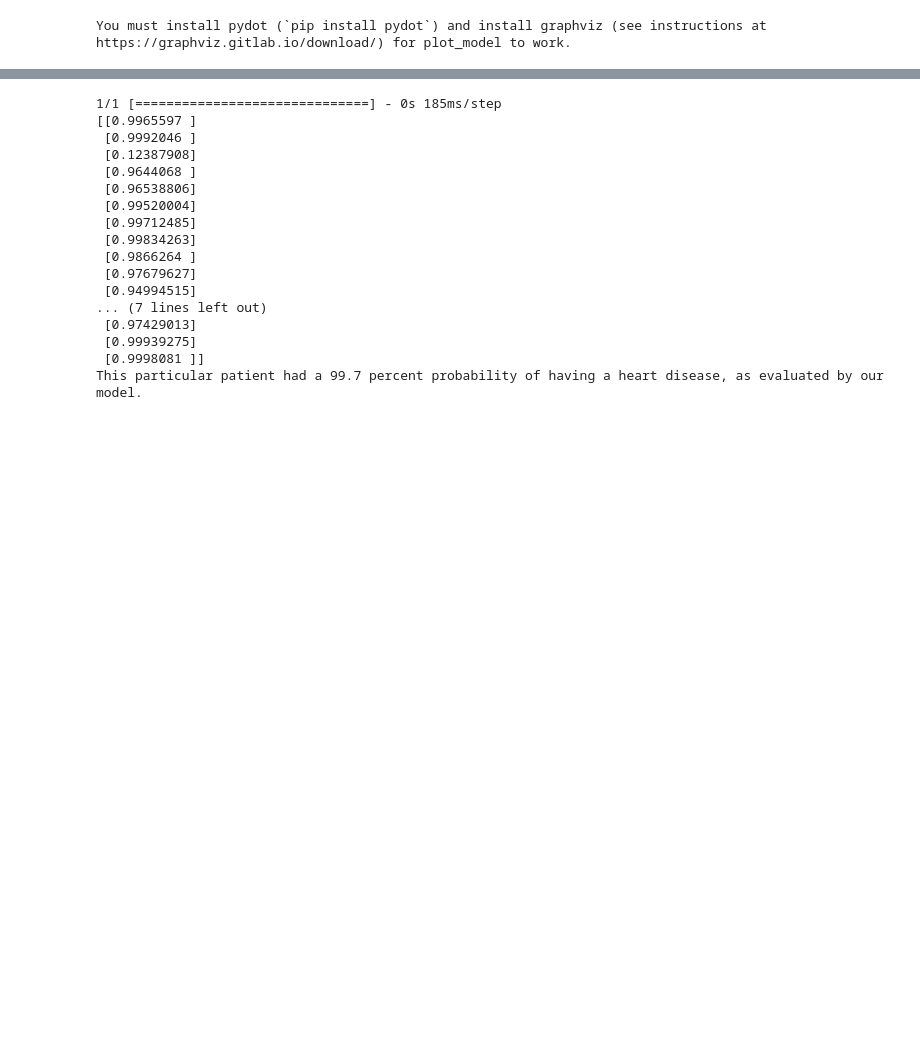
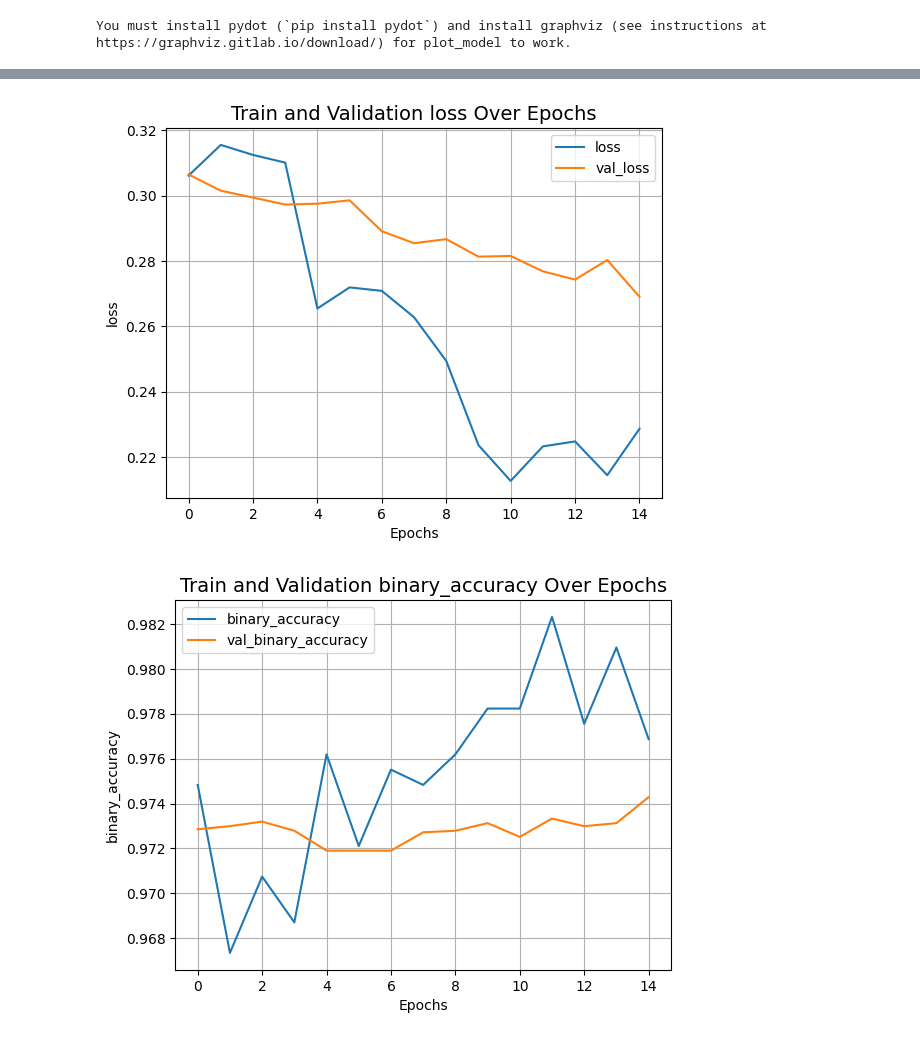
Before and after one commit to WorldOverHeaven/neural_networks, a Jupyter notebook: bdz/keras.ipynb, the cells around one changed output, grey strips where cells are left out. Cells and saved outputs as stored; diff of their text form; code cells hidden in the pictures; blank space fills up the shorter version.

Commit message:
keras change

```diff
--- a/bdz/keras.ipynb
+++ b/bdz/keras.ipynb
@@ -69,6 +111,6 @@ Target: tf.Tensor(6, shape=(), dtype=int64)
 # %%
-train_ds = train_ds.batch(21)
-val_ds = val_ds.batch(21)
+train_ds = train_ds.batch(1)
+val_ds = val_ds.batch(1)
 # %%
 from keras.layers import Normalization
 
@@ -175,11 +217,12 @@ all_features = layers.concatenate(
     ]
 )
 
-x = layers.Dense(32, activation="relu")(all_features)
+x = layers.Dense(32, activation=keras.activations.tanh)(all_features)
 x = layers.Dropout(0.5)(x)
-output = layers.Dense(1, activation="sigmoid")(x)
+output = layers.Dense(7, activation=keras.activations.softmax)(x)
 model = keras.Model(all_inputs, output)
-model.compile("adam", loss= tf.keras.losses.MeanSquaredError(), metrics=["accuracy"])
+
+model.compile("adam", loss=keras.losses.CategoricalCrossentropy(), metrics=["accuracy", "binary_accuracy", "categorical_accuracy"])
 # %%
 from keras.utils.vis_utils import plot_model
 
@@ -187,5 +230,7 @@ plot_model(model, show_shapes=True, rankdir="LR")
 # %% [output]
 You must install pydot (`pip install pydot`) and install graphviz (see instructions at https://graphviz.gitlab.io/download/) for plot_model to work.
 # %%
-model.fit(train_ds, epochs=50, validation_data=val_ds)
+history = model.fit(
+    train_ds, validation_data=val_ds, epochs=15
+)
 # %% [output]
@@ -210,27 +254,20 @@ Epoch 50/50
-# %%
-predictions = model.predict(val_ds.take(1))
-
-print(predictions)
-
-print(
-    "This particular patient had a %.1f percent probability "
-    "of having a heart disease, as evaluated by our model." % (100 * predictions[0][0],)
-)
-# %% [output]
-1/1 [==============================] - 0s 185ms/step
-[[0.9965597 ]
- [0.9992046 ]
- [0.12387908]
- [0.9644068 ]
- [0.96538806]
- [0.99520004]
- [0.99712485]
- [0.99834263]
- [0.9866264 ]
- [0.97679627]
- [0.94994515]
-... (7 lines left out)
- [0.97429013]
- [0.99939275]
- [0.9998081 ]]
-This particular patient had a 99.7 percent probability of having a heart disease, as evaluated by our model.
+# %%
+from matplotlib import pyplot as plt
+
+def plot_result(item):
+    plt.plot(history.history[item], label=item)
+    plt.plot(history.history["val_" + item], label="val_" + item)
+    plt.xlabel("Epochs")
+    plt.ylabel(item)
+    plt.title("Train and Validation {} Over Epochs".format(item), fontsize=14)
+    plt.legend()
+    plt.grid()
+    plt.show()
+
+
+plot_result("loss")
+plot_result("binary_accuracy")
+plot_result("categorical_accuracy")
+# %% [output]
+[figure, added]
+[figure, added]
```
Also changed, not shown: parts of 7 cells of this notebook.
